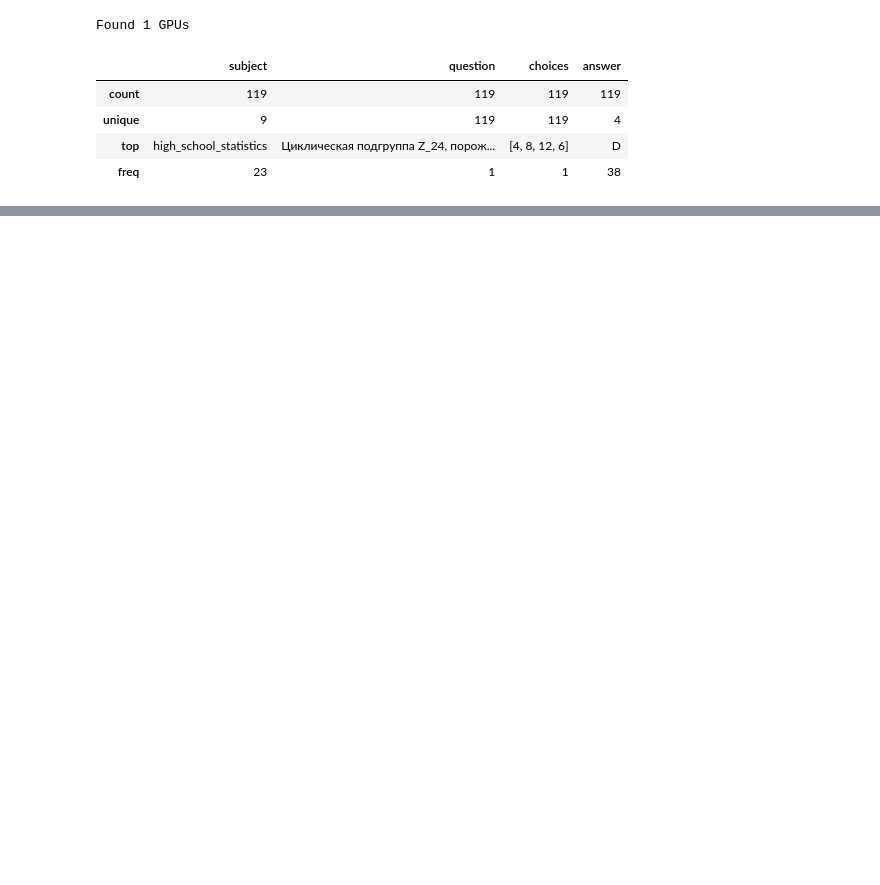
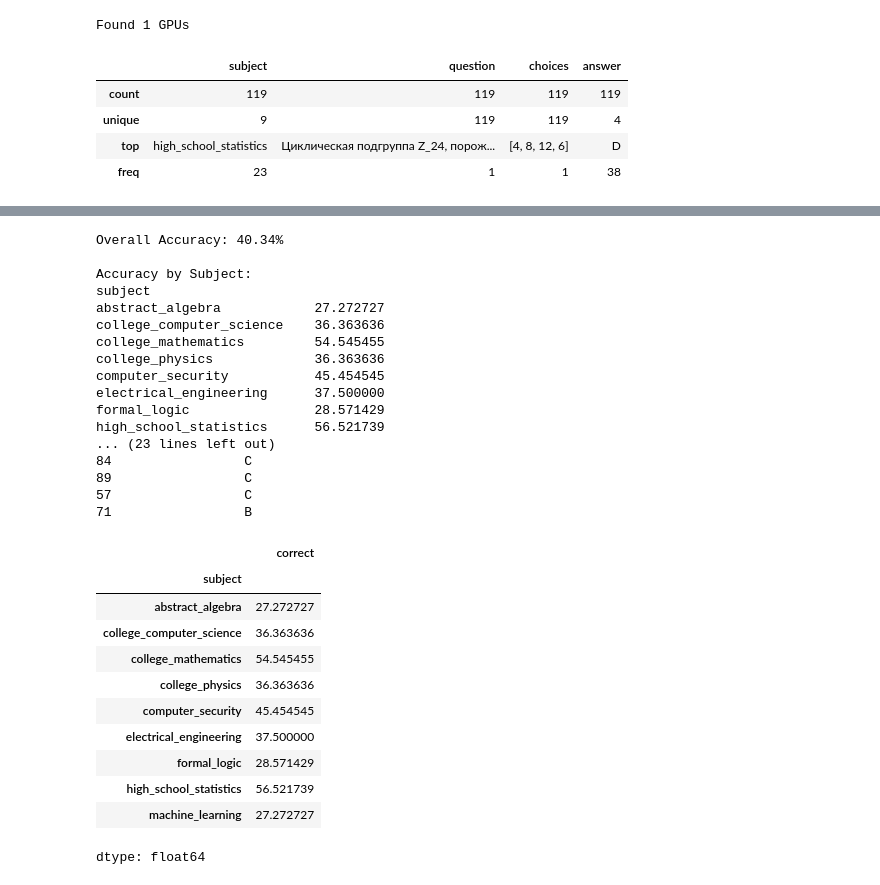
Before and after one commit to Lyra-Lab/LLM-Research, a Jupyter notebook: experiments/evaluate.ipynb, the cells around one changed output, grey strips where cells are left out. Saved outputs shown, nothing was run; the diff lists cells and outputs as text; code cells hidden in the pictures; blank space fills up the shorter version.

```diff
--- a/experiments/evaluate.ipynb
+++ b/experiments/evaluate.ipynb
@@ -244,0 +215,67 @@ Correct/Incorrect Counts per Subject:
+# %%
+def analyze_results(csv_file):
+    """Analyze the MMLU results CSV file."""
+    # Load the data
+    df = pd.read_csv(csv_file)
+
+    # Ensure correct column exists
+    if 'correct' not in df.columns:
+        raise ValueError("CSV file must contain a 'correct' column with boolean values.")
+
+    # Overall accuracy
+    overall_accuracy = df['correct'].mean() * 100
+    print(f"Overall Accuracy: {overall_accuracy:.2f}%")
+
+    # Accuracy by subject
+    subject_accuracy = df.groupby('subject')['correct'].mean() * 100
+    print("\nAccuracy by Subject:")
+    print(subject_accuracy)
+
+    # Most and least accurate subjects
+    most_accurate = subject_accuracy.idxmax()
+    least_accurate = subject_accuracy.idxmin()
+
+    print(f"\nBest Performing Subject: {most_accurate} ({subject_accuracy.max():.2f}%)")
+    print(f"Worst Performing Subject: {least_accurate} ({subject_accuracy.min():.2f}%)")
+
+    # Common mistakes analysis
+    incorrect_df = df[df['correct'] == False]
+    if not incorrect_df.empty:
+        print("\nSample Incorrect Predictions:")
+        print(incorrect_df[['subject', 'question', 'correct_answer', 'predicted_answer']].sample(min(5, len(incorrect_df))))
+    else:
+        print("No incorrect predictions found!")
+
+    return subject_accuracy
+# %%
+analyze_results("/content/mmlu_results_Qwen_Qwen2.5-1.5B-Instruct_ru.csv")
+# %% [output]
+Overall Accuracy: 40.34%
+
+Accuracy by Subject:
+subject
+abstract_algebra            27.272727
+college_computer_science    36.363636
+college_mathematics         54.545455
+college_physics             36.363636
+computer_security           45.454545
+electrical_engineering      37.500000
+formal_logic                28.571429
+high_school_statistics      56.521739
+... (23 lines left out)
+84                 C
+89                 C
+57                 C
+71                 B
+|  | correct |
+| subject |  |
+| abstract_algebra | 27.272727 |
+| college_computer_science | 36.363636 |
+| college_mathematics | 54.545455 |
+| college_physics | 36.363636 |
+| computer_security | 45.454545 |
+| electrical_engineering | 37.500000 |
+| formal_logic | 28.571429 |
+| high_school_statistics | 56.521739 |
+| machine_learning | 27.272727 |
+dtype: float64
```
Also changed, not shown: parts of 1 cell of this notebook.
